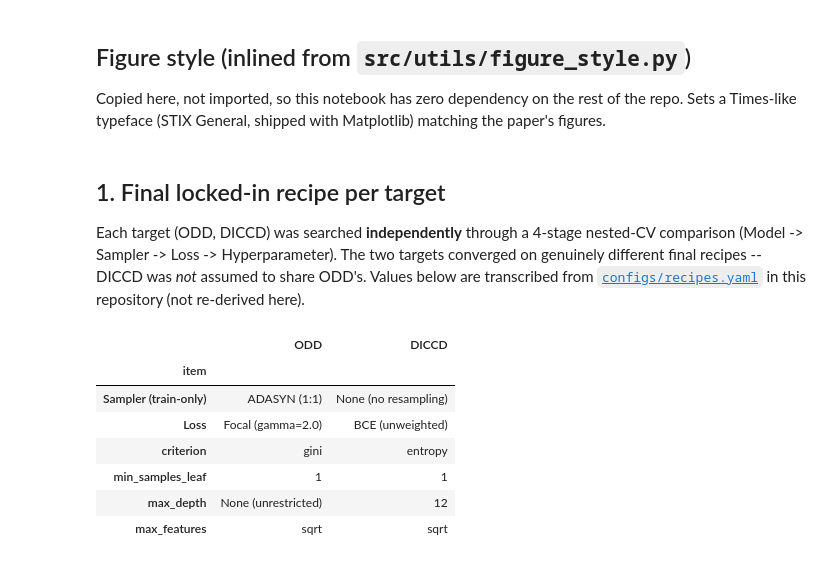
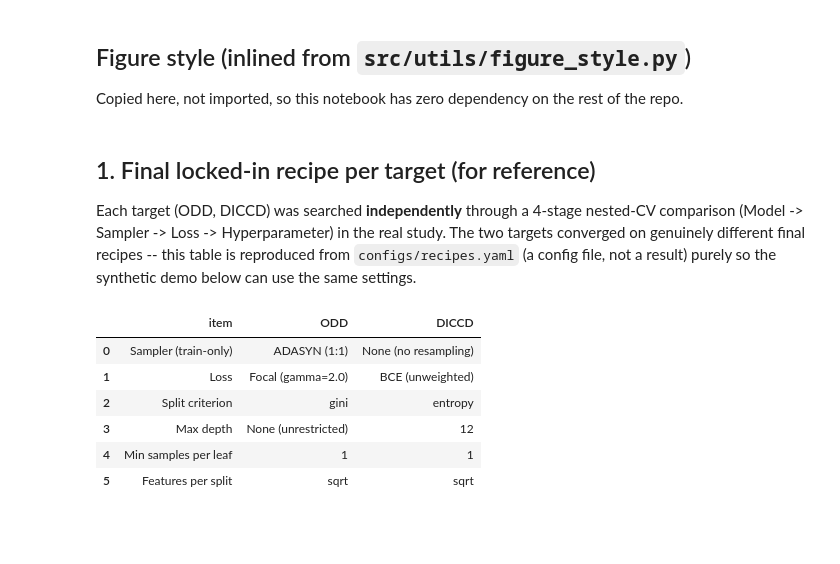
Before and after one commit to dablro12/korean-adolescent-odd-diccd-ml, a Jupyter notebook: notebooks/example_walkthrough.ipynb, the cells around one changed output. Drawn from its saved outputs; the diff is of its cells as text; code cells hidden in the pictures; blank space fills up the shorter version.

```diff
--- a/notebooks/example_walkthrough.ipynb
+++ b/notebooks/example_walkthrough.ipynb
@@ -24,7 +30,6 @@ pd.set_option("display.max_colwidth", 60)
 ## Figure style (inlined from `src/utils/figure_style.py`)
 
 Copied here, not imported, so this notebook has zero dependency on the rest of the repo.
-Sets a Times-like typeface (STIX General, shipped with Matplotlib) matching the paper's figures.
 # %%
 import matplotlib
 from matplotlib import font_manager
@@ -43,28 +46,28 @@ def use_times_style() -> None:
 
 use_times_style()
 # %% [markdown]
-## 1. Final locked-in recipe per target
+## 1. Final locked-in recipe per target (for reference)
 
-Each target (ODD, DICCD) was searched **independently** through a 4-stage nested-CV comparison
-(Model -> Sampler -> Loss -> Hyperparameter). The two targets converged on genuinely different
-final recipes -- DICCD was *not* assumed to share ODD's. Values below are transcribed from
-[`configs/recipes.yaml`](../configs/recipes.yaml) in this repository (not re-derived here).
+Each target (ODD, DICCD) was searched **independently** through a 4-stage nested-CV
+comparison (Model -> Sampler -> Loss -> Hyperparameter) in the real study. The two targets
+converged on genuinely different final recipes -- this table is reproduced from
+`configs/recipes.yaml` (a config file, not a result) purely so the synthetic demo below can
+use the same settings.
 # %%
 recipe = pd.DataFrame([
     {"item": "Sampler (train-only)", "ODD": "ADASYN (1:1)", "DICCD": "None (no resampling)"},
     {"item": "Loss", "ODD": "Focal (gamma=2.0)", "DICCD": "BCE (unweighted)"},
-    {"item": "criterion", "ODD": "gini", "DICCD": "entropy"},
-    {"item": "min_samples_leaf", "ODD": "1", "DICCD": "1"},
-    {"item": "max_depth", "ODD": "None (unrestricted)", "DICCD": "12"},
-    {"item": "max_features", "ODD": "sqrt", "DICCD": "sqrt"},
-]).set_index("item")
+    {"item": "Split criterion", "ODD": "gini", "DICCD": "entropy"},
+    {"item": "Max depth", "ODD": "None (unrestricted)", "DICCD": "12"},
+    {"item": "Min samples per leaf", "ODD": "1", "DICCD": "1"},
+    {"item": "Features per split", "ODD": "sqrt", "DICCD": "sqrt"},
+])
 recipe
 # %% [output]
-|  | ODD | DICCD |
-| item |  |  |
-| Sampler (train-only) | ADASYN (1:1) | None (no resampling) |
-| Loss | Focal (gamma=2.0) | BCE (unweighted) |
-| criterion | gini | entropy |
-| min_samples_leaf | 1 | 1 |
-| max_depth | None (unrestricted) | 12 |
-| max_features | sqrt | sqrt |
+|  | item | ODD | DICCD |
+| 0 | Sampler (train-only) | ADASYN (1:1) | None (no resampling) |
+| 1 | Loss | Focal (gamma=2.0) | BCE (unweighted) |
+| 2 | Split criterion | gini | entropy |
+| 3 | Max depth | None (unrestricted) | 12 |
+| 4 | Min samples per leaf | 1 | 1 |
+| 5 | Features per split | sqrt | sqrt |
```
Also changed, not shown: parts of 26 cells of this notebook, 9 other files.
